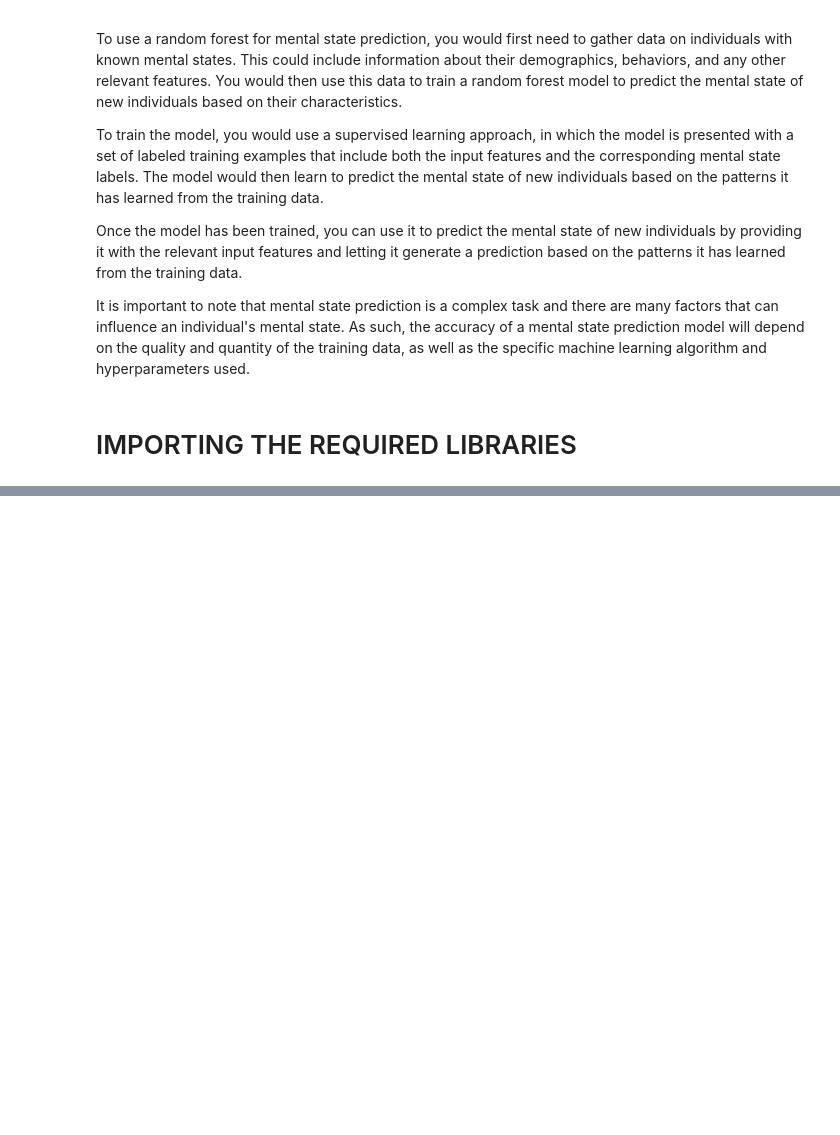
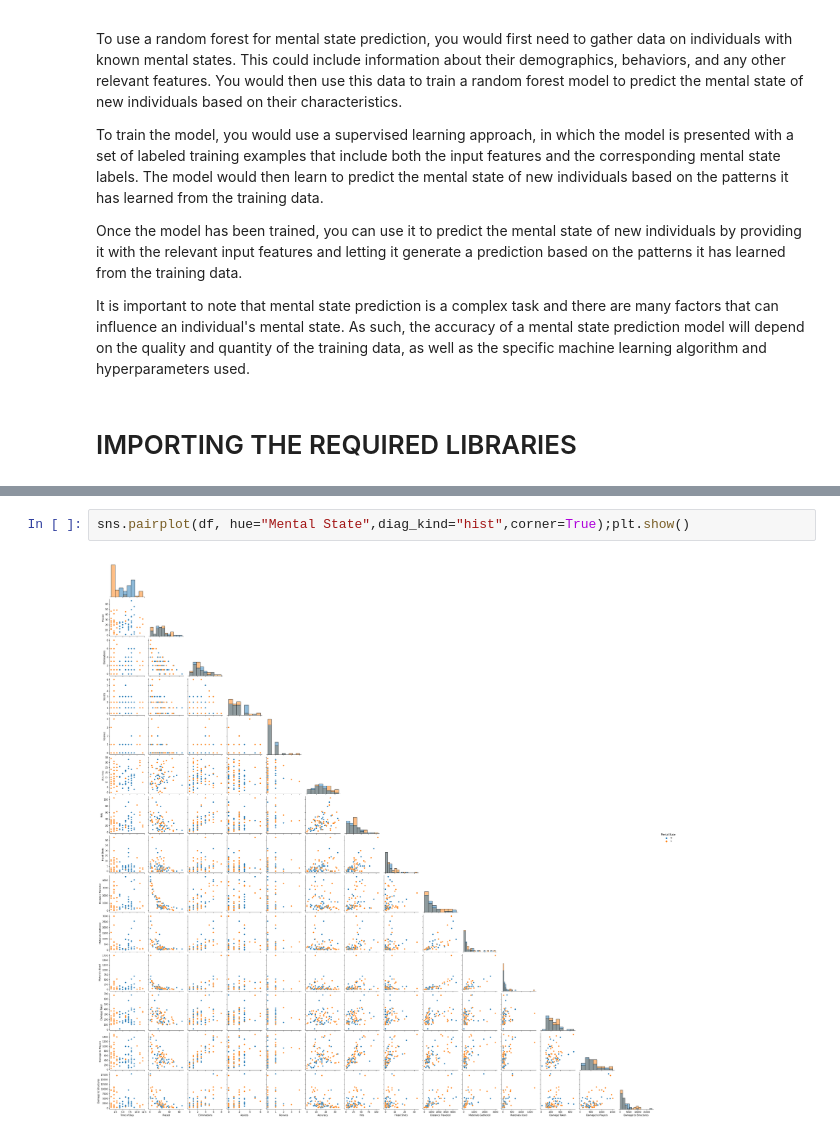
Before and after one commit to theheemalichaudhari/Data-Analytics, a Jupyter notebook: mental-state-prediction.ipynb, the cells around one changed output, grey strips where cells are left out. Cells and saved outputs as stored; diff of their text form; blank space fills up the shorter version.

```diff
--- a/mental-state-prediction.ipynb
+++ b/mental-state-prediction.ipynb
@@ -14,0 +170,4 @@ It is important to note that mental state prediction is a complex task and there
+# %%
+sns.pairplot(df, hue="Mental State",diag_kind="hist",corner=True);plt.show()
+# %% [output]
+[figure, added]
```
Also changed, not shown: parts of 36 cells of this notebook.
